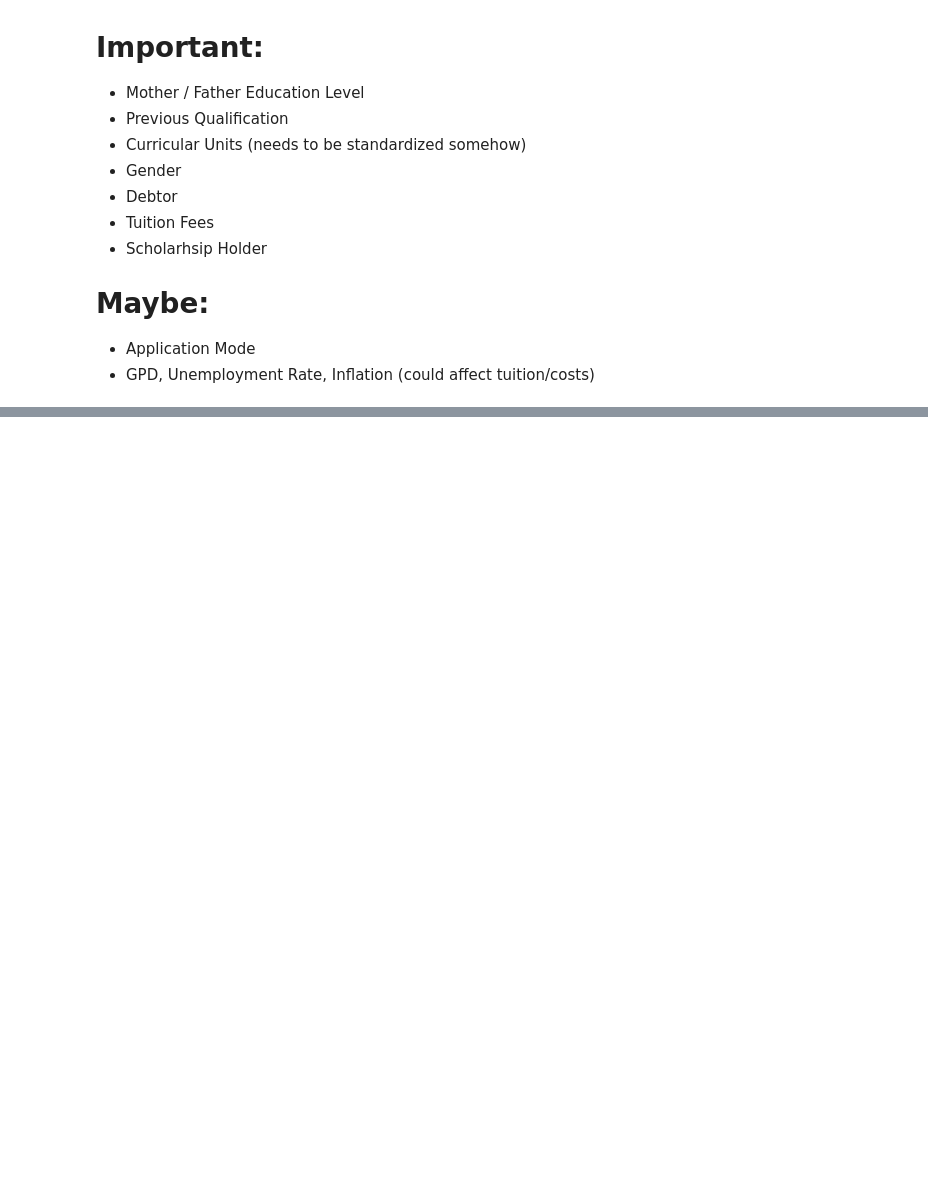
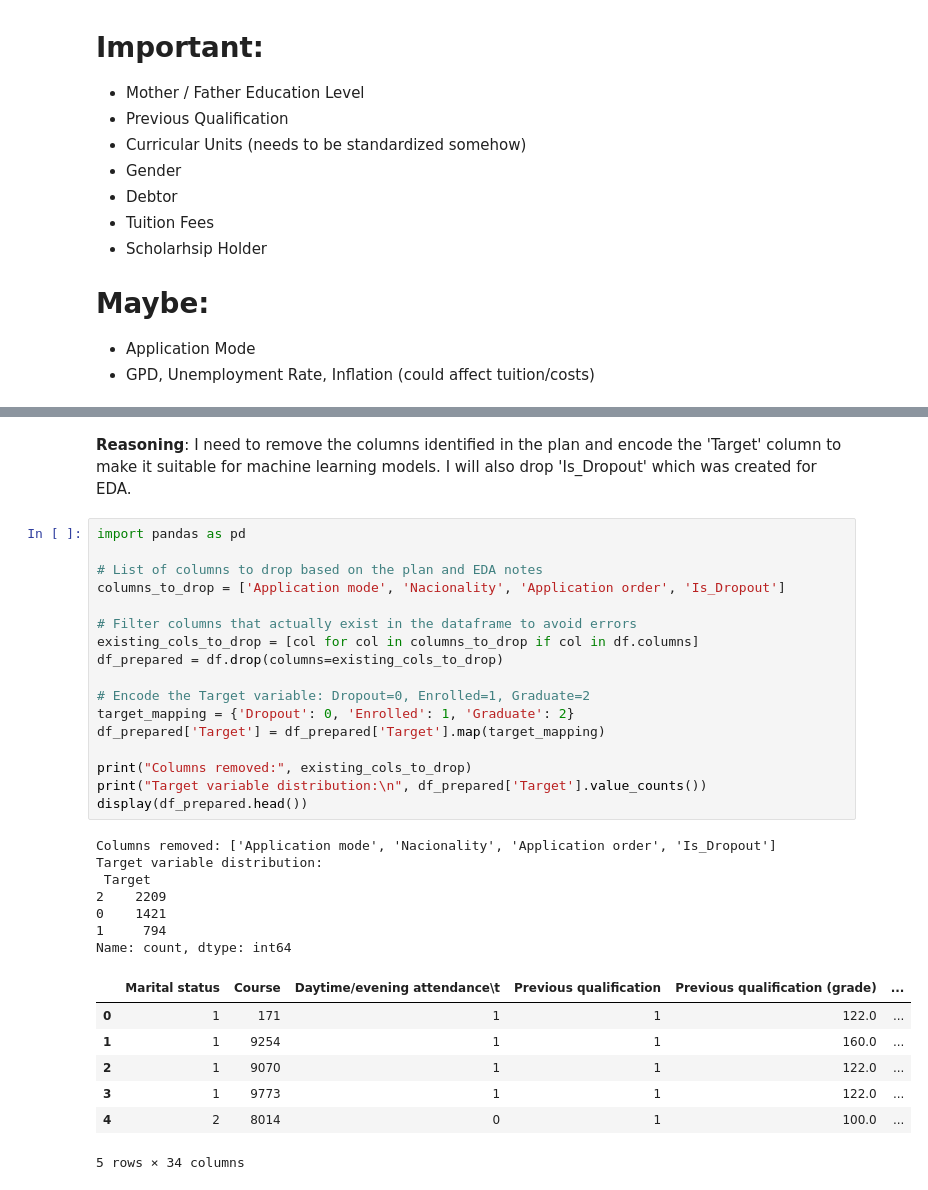
Before and after one commit to Hmcg23/student_dropout_project, a Jupyter notebook: iX_DS_Project.ipynb, the cells around one changed output, grey strips where cells are left out. Cells and saved outputs as stored; diff of their text form; blank space fills up the shorter version.

```diff
--- a/iX_DS_Project.ipynb
+++ b/iX_DS_Project.ipynb
@@ -256,0 +310,35 @@ NameError: name 'df' is not defined
+# %% [markdown]
+**Reasoning**:
+I need to remove the columns identified in the plan and encode the 'Target' column to make it suitable for machine learning models. I will also drop 'Is_Dropout' which was created for EDA.
+# %%
+import pandas as pd
+
+# List of columns to drop based on the plan and EDA notes
+columns_to_drop = ['Application mode', 'Nacionality', 'Application order', 'Is_Dropout']
+
+# Filter columns that actually exist in the dataframe to avoid errors
+existing_cols_to_drop = [col for col in columns_to_drop if col in df.columns]
+df_prepared = df.drop(columns=existing_cols_to_drop)
+
+# Encode the Target variable: Dropout=0, Enrolled=1, Graduate=2
+target_mapping = {'Dropout': 0, 'Enrolled': 1, 'Graduate': 2}
+df_prepared['Target'] = df_prepared['Target'].map(target_mapping)
+
+print("Columns removed:", existing_cols_to_drop)
+print("Target variable distribution:\n", df_prepared['Target'].value_counts())
+display(df_prepared.head())
+# %% [output]
+Columns removed: ['Application mode', 'Nacionality', 'Application order', 'Is_Dropout']
+Target variable distribution:
+ Target
+2    2209
+0    1421
+1     794
+Name: count, dtype: int64
+|  | Marital status | Course | Daytime/evening attendance\t | Previous qualification | Previous qualification (grade) | ... |
+| 0 | 1 | 171 | 1 | 1 | 122.0 | ... |
+| 1 | 1 | 9254 | 1 | 1 | 160.0 | ... |
+| 2 | 1 | 9070 | 1 | 1 | 122.0 | ... |
+| 3 | 1 | 9773 | 1 | 1 | 122.0 | ... |
+| 4 | 2 | 8014 | 0 | 1 | 100.0 | ... |
+5 rows × 34 columns
```
Also changed, not shown: parts of 26 cells of this notebook.
